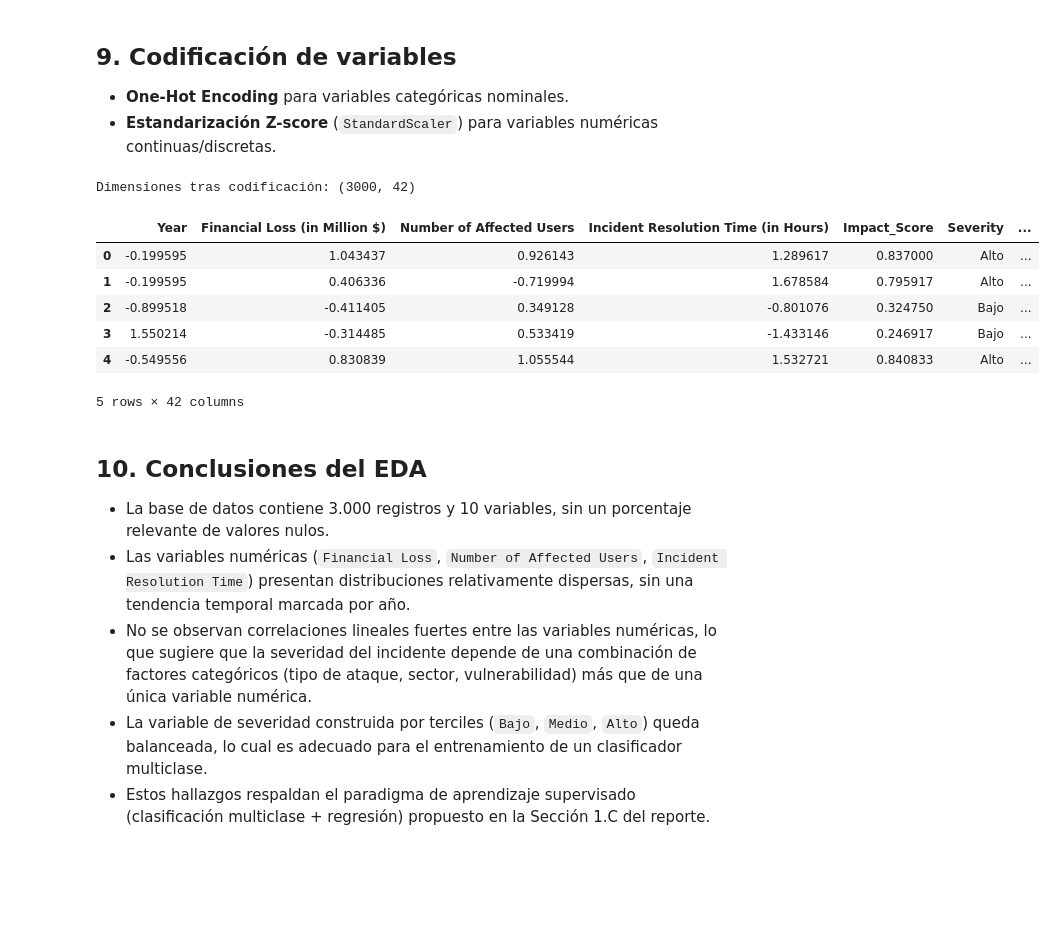
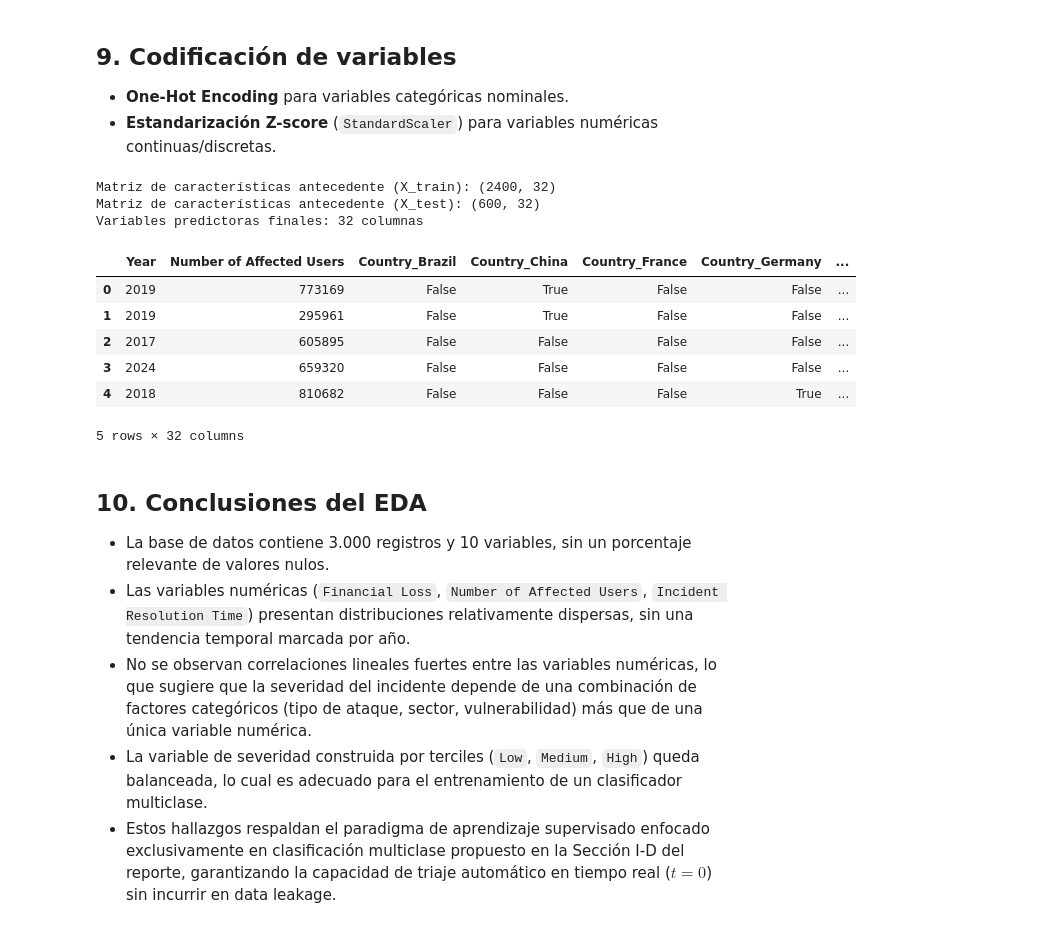
Before and after one commit to acenerumination/MLProject_Cybersecurity_Threat_Severity_and_Impact_Classification, a Jupyter notebook: EDA_Cybersecurity_Threats.ipynb, the cells around one changed output. Saved outputs shown, nothing was run; the diff lists cells and outputs as text; code cells hidden in the pictures; blank space fills up the shorter version.

```diff
--- a/EDA_Cybersecurity_Threats.ipynb
+++ b/EDA_Cybersecurity_Threats.ipynb
@@ -317,7 +317,7 @@ df["_rank_time"] = df["Incident Resolution Time (in Hours)"].rank(pct=True)
 df["Impact_Score"] = (df["_rank_loss"] + df["_rank_time"]) / 2
 
 df["Severity"] = pd.qcut(
-    df["Impact_Score"], q=3, labels=["Bajo", "Medio", "Alto"]
+    df["Impact_Score"], q=3, labels=["Low", "Medium", "High"]
 )
 
 df.drop(columns=["_rank_loss", "_rank_time"], inplace=True)
@@ -325,8 +325,8 @@ df.drop(columns=["_rank_loss", "_rank_time"], inplace=True)
 print(df["Severity"].value_counts())
 
 fig, ax = plt.subplots(figsize=(6, 4))
-sns.countplot(x="Severity", data=df, order=["Bajo", "Medio", "Alto"], color="#C44E52", ax=ax)
-ax.set_title("Distribución de la variable objetivo: Severidad")
+sns.countplot(x="Severity", data=df, order=["Low", "Medium", "High"], color="#C44E52", ax=ax)
+ax.set_title("Distribución de la variable objetivo: Severity")
 plt.tight_layout()
 plt.show()
 # %% [output]
@@ -367,25 +367,55 @@ Valores nulos restantes: 0
 - **One-Hot Encoding** para variables categóricas nominales.
 - **Estandarización Z-score** (`StandardScaler`) para variables numéricas continuas/discretas.
 # %%
+from sklearn.model_selection import train_test_split
 from sklearn.preprocessing import StandardScaler
 
-df_encoded = pd.get_dummies(df_imputed, columns=cat_cols, drop_first=False)
+# Definición de las 8 variables en X y la variable objetivo Y
+# Se excluyen Financial Loss, Incident Resolution Time e Impact_Score para evitar Data Leakage
+feature_cols = ["Country", "Year", "Attack Type",
+                "Target Industry", "Number of Affected Users",
+                "Attack Source", "Security Vulnerability Type",
+                "Defense Mechanism Used" ]
 
+X = df_imputed[feature_cols].copy()
+Y = df_imputed["Severity"].copy()
+
+# Codificación One-Hot con drop_first=True (evita la trampa de la variable ficticia)
+cat_features = ["Country", "Attack Type", "Target Industry",
+                "Attack Source", "Security Vulnerability Type",
+                "Defense Mechanism Used"]
+
+X_encoded = pd.get_dummies(X, columns=cat_features, drop_first=True)
+
+# Partición Train/Test (80/20 estratificado)
+X_train, X_test, y_train, y_test = train_test_split(X_encoded, Y, test_size=0.20, random_state=42, stratify=Y)
+
+# Estandarización Z-score ajustada exclusivamente sobre el conjunto de entrenamiento
+num_scale_cols = ["Number of Affected Users", "Year"]
 scaler = StandardScaler()
-scale_cols = [c for c in num_cols if c != "Year"] + ["Year"]
-df_encoded[scale_cols] = scaler.fit_transform(df_encoded[scale_cols])
 
-print(f"Dimensiones tras codificación: {df_encoded.shape}")
-df_encoded.head()
+X_train_scaled = X_train.copy()
+X_test_scaled = X_test.copy()
+
+X_train_scaled[num_scale_cols] = scaler.fit_transform(X_train[num_scale_cols])
+X_test_scaled[num_scale_cols] = scaler.transform(X_test[num_scale_cols])
+
+print(f"Matriz de características antecedente (X_train): {X_train_scaled.shape}")
+print(f"Matriz de características antecedente (X_test): {X_test_scaled.shape}")
+print(f"Variables predictoras finales: {X_train_scaled.shape[1]} columnas")
+
+X_encoded.head()
 # %% [output]
-Dimensiones tras codificación: (3000, 42)
+Matriz de características antecedente (X_train): (2400, 32)
+Matriz de características antecedente (X_test): (600, 32)
+Variables predictoras finales: 32 columnas
-|  | Year | Financial Loss (in Million $) | Number of Affected Users | Incident Resolution Time (in Hours) | Impact_Score | Severity | ... |
-| 0 | -0.199595 | 1.043437 | 0.926143 | 1.289617 | 0.837000 | Alto | ... |
-| 1 | -0.199595 | 0.406336 | -0.719994 | 1.678584 | 0.795917 | Alto | ... |
-| 2 | -0.899518 | -0.411405 | 0.349128 | -0.801076 | 0.324750 | Bajo | ... |
-| 3 | 1.550214 | -0.314485 | 0.533419 | -1.433146 | 0.246917 | Bajo | ... |
-| 4 | -0.549556 | 0.830839 | 1.055544 | 1.532721 | 0.840833 | Alto | ... |
+|  | Year | Number of Affected Users | Country_Brazil | Country_China | Country_France | Country_Germany | ... |
+| 0 | 2019 | 773169 | False | True | False | False | ... |
+| 1 | 2019 | 295961 | False | True | False | False | ... |
+| 2 | 2017 | 605895 | False | False | False | False | ... |
+| 3 | 2024 | 659320 | False | False | False | False | ... |
+| 4 | 2018 | 810682 | False | False | False | True | ... |
-5 rows × 42 columns
+5 rows × 32 columns
 # %% [markdown]
 ## 10. Conclusiones del EDA
 
@@ -395,7 +425,6 @@ Dimensiones tras codificación: (3000, 42)
 - No se observan correlaciones lineales fuertes entre las variables numéricas, lo que sugiere que
   la severidad del incidente depende de una combinación de factores categóricos (tipo de ataque,
   sector, vulnerabilidad) más que de una única variable numérica.
-- La variable de severidad construida por terciles (`Bajo`, `Medio`, `Alto`) queda balanceada,
+- La variable de severidad construida por terciles (`Low`, `Medium`, `High`) queda balanceada,
   lo cual es adecuado para el entrenamiento de un clasificador multiclase.
-- Estos hallazgos respaldan el paradigma de aprendizaje supervisado (clasificación multiclase +
-  regresión) propuesto en la Sección 1.C del reporte.
+- Estos hallazgos respaldan el paradigma de aprendizaje supervisado enfocado exclusivamente en clasificación multiclase propuesto en la Sección I-D del reporte, garantizando la capacidad de triaje automático en tiempo real ($t=0$) sin incurrir en data leakage.
```
Also changed, not shown: parts of 13 cells of this notebook.
